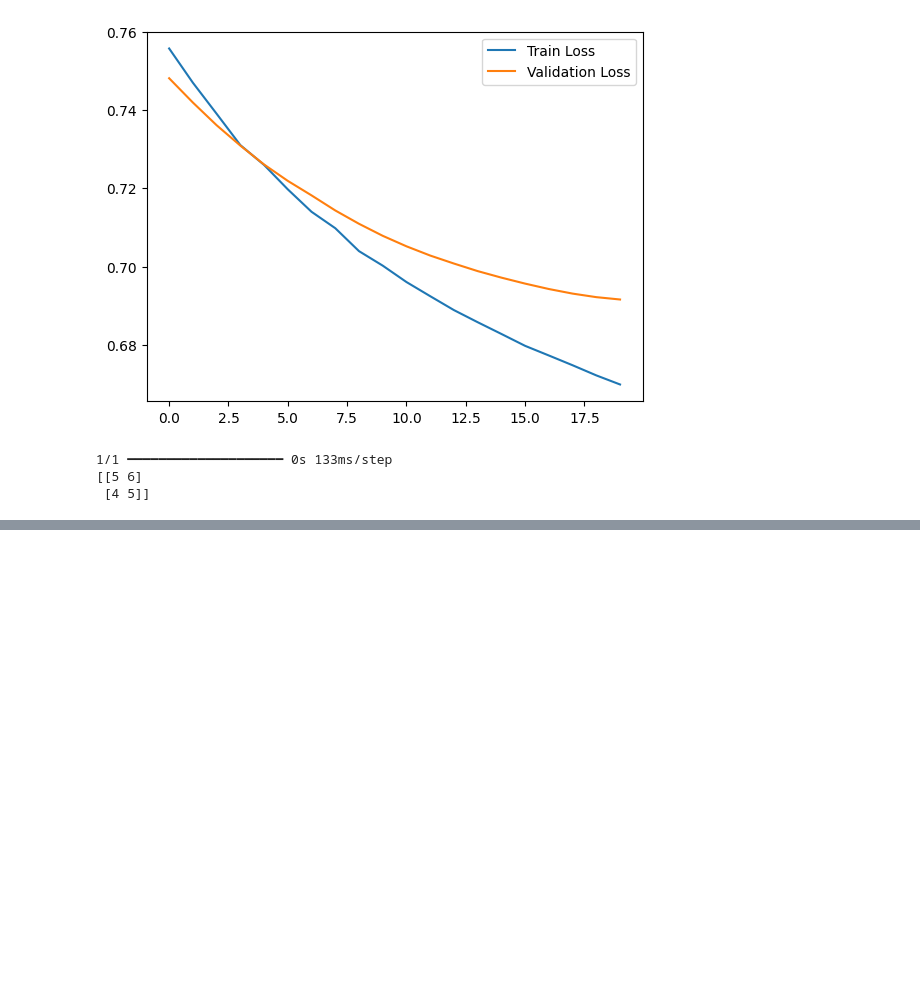
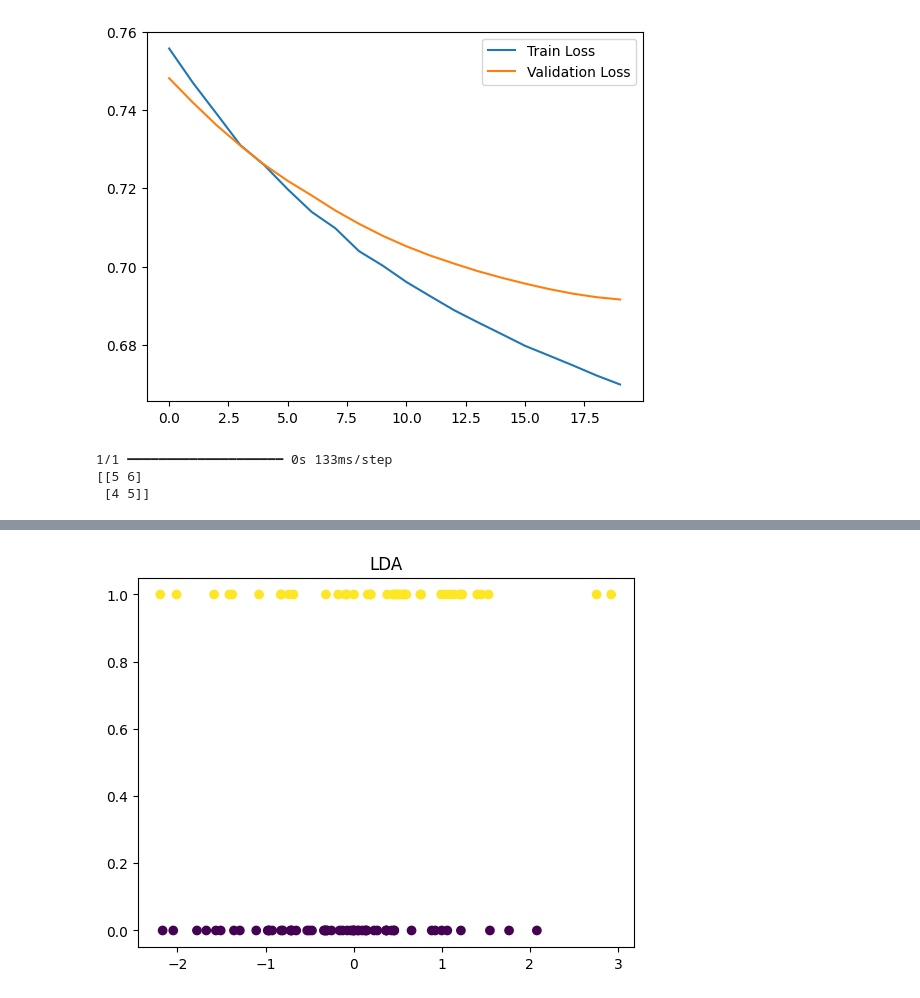
Before and after one commit to 200612780/Assignemt-1-Employee-Productivity-Wellness-Insight-tool-AIDI1002, a Jupyter notebook: Project_Smart_Health_&_Lifestyle_Prediction_System.ipynb, the cells around one changed output, grey strips where cells are left out. Drawn from its saved outputs; the diff is of its cells as text; code cells hidden in the pictures; blank space fills up the shorter version.

```diff
--- a/Project_Smart_Health_&_Lifestyle_Prediction_System.ipynb
+++ b/Project_Smart_Health_&_Lifestyle_Prediction_System.ipynb
@@ -328,0 +359,11 @@ print(confusion_matrix(y_test, y_pred_nn))
+# %%
+# TODO 29: Apply LDA (if supervised) to separate classes
+lda = LDA(n_components=1)
+X_lda = lda.fit_transform(X, y)
+# %%
+# TODO 30: Compare PCA vs LDA scatter plots
+plt.scatter(X_lda, y, c=y)
+plt.title("LDA")
+plt.show()
+# %% [output]
+[figure, added]
```
Also changed, not shown: parts of 5 cells of this notebook.
